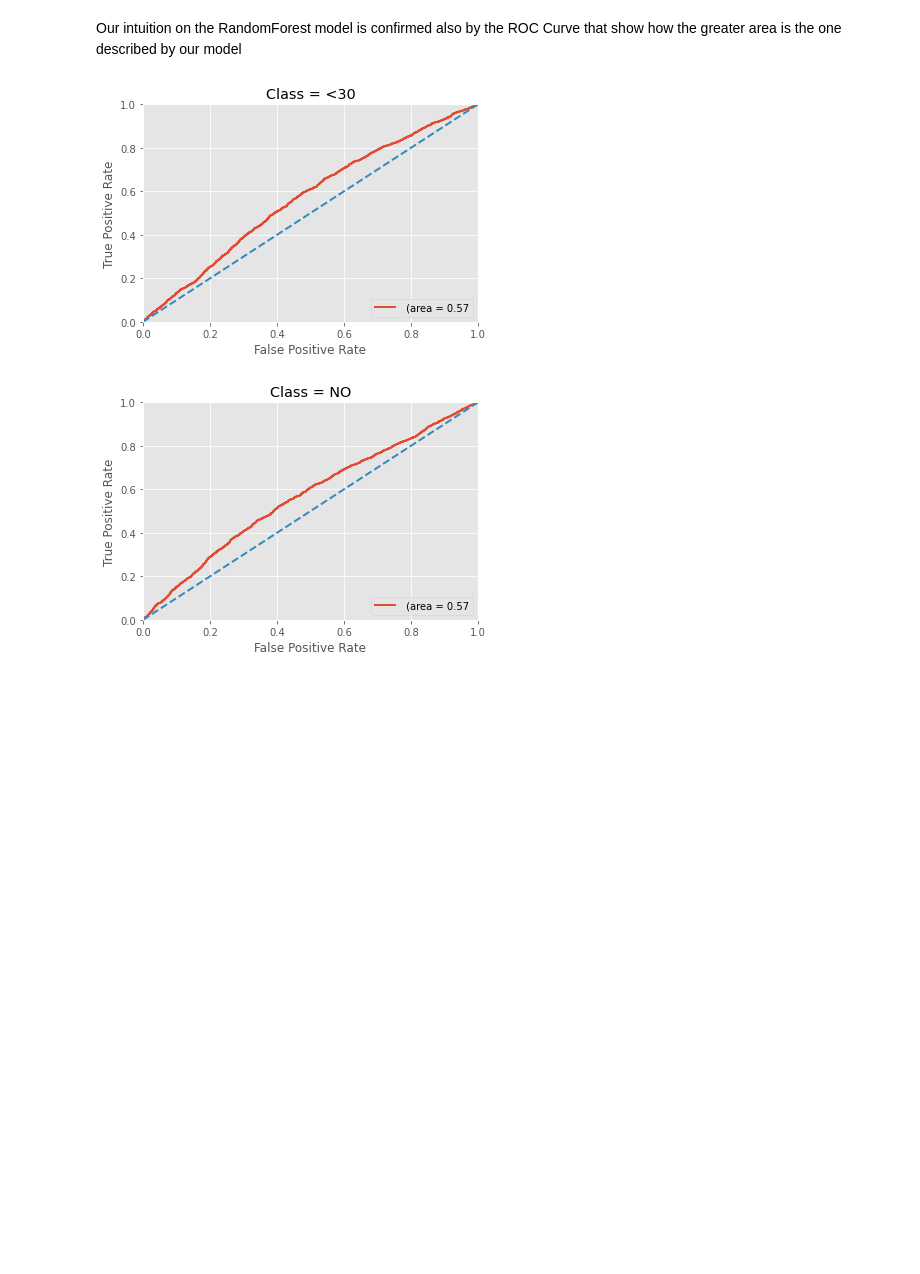
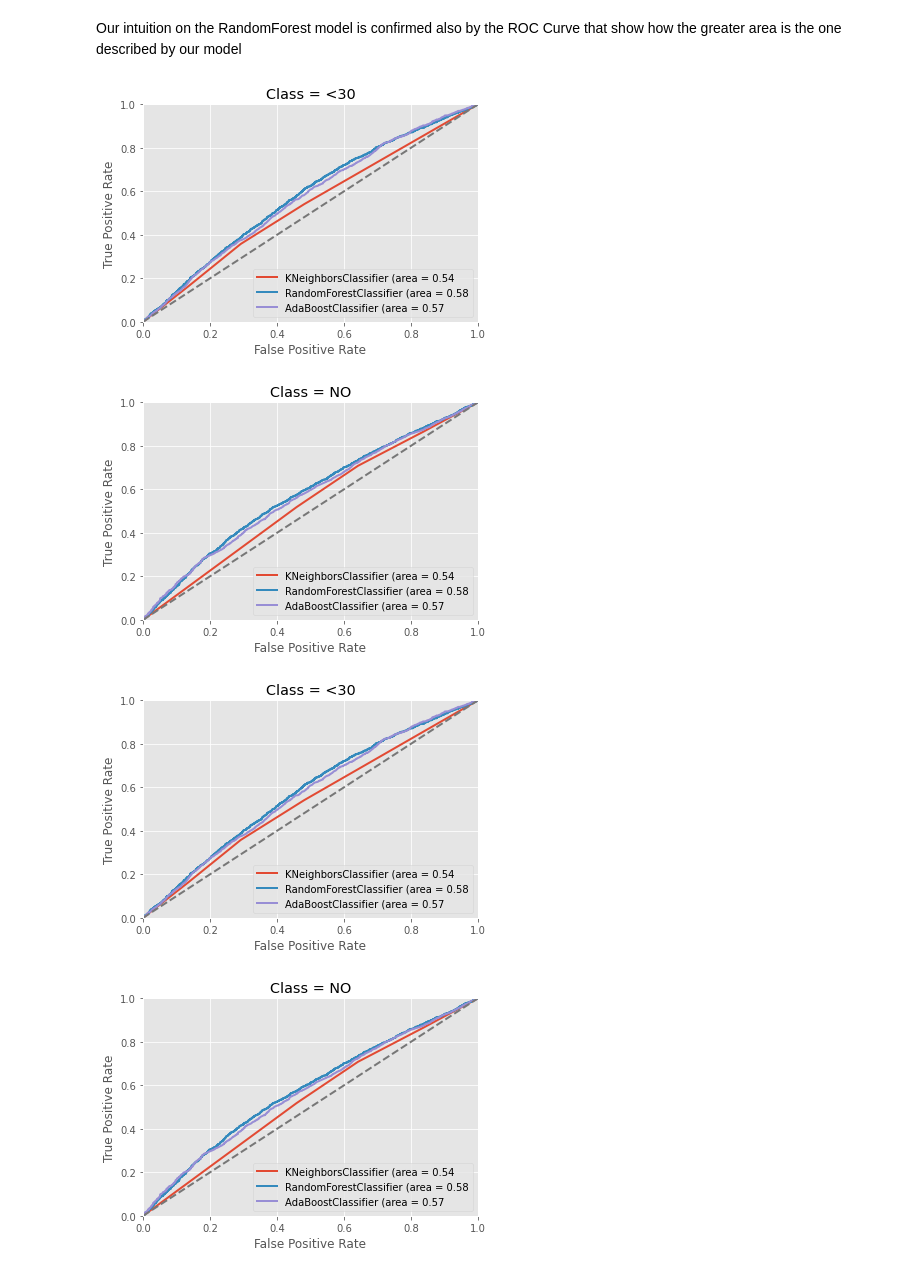
Before and after one commit to MattNot/Diabets_DM_Project, a Jupyter notebook: Diabetics copy.ipynb, the cells around one changed output. Cells and saved outputs as stored; diff of their text form; code cells hidden in the pictures; blank space fills up the shorter version.

```diff
--- a/Diabetics copy.ipynb
+++ b/Diabetics copy.ipynb
@@ -461,6 +340,12 @@ from sklearn.metrics import confusion_matrix
 from sklearn.metrics import accuracy_score
 # %%
 # AdaBoostClassifierModel =  RandomForestClassifier(max_depth=5, n_estimators=10, max_features=24)
-KNeighborsClassifierModel =  RandomForestClassifier(n_jobs=-1, max_depth=2, n_estimators=150, max_features='log2')
-KNeighborsClassifierModel.fit(x_train_SMOTE, y_train_SMOTE)
-KNeighborsClassifierModelPredictions = KNeighborsClassifierModel.predict(x_test)
+# KNeighborsClassifierModel =  RandomForestClassifier(n_jobs=-1, max_depth=2, n_estimators=150, max_features='log2')
+# KNeighborsClassifierModel.fit(x_train_SMOTE, y_train_SMOTE)
+# KNeighborsClassifierModelPredictions = KNeighborsClassifierModel.predict(x_test)
+predictions = []
+
+for name, model in models:
+    p = model.predict(x_test)
+    predictions.append((name, p))
+    print(f'Accuracy {name}: {accuracy_score(y_test, p):.2f}')
@@ -490,4 +375,6 @@ array(['NO', 'NO', '<30', ..., '<30', '<30', '<30'], dtype=object)
 # %%
+# FIXME: confusion matrix
 categories = ['No', 'Yes']
-make_confusion_matrix(confusion_matrix(y_test, KNeighborsClassifierModelPredictions), categories=categories, cmap='binary')
+for name, prediction in predictions:
+    make_confusion_matrix(confusion_matrix(y_test, prediction), categories=categories, cmap='binary', title=name)
 # %% [output]
@@ -495,6 +382,7 @@ make_confusion_matrix(confusion_matrix(y_test, KNeighborsClassifierModelPredicti
 # %%
-print('KNeighborsClassifier Classification Report')
-print(classification_report(y_test, KNeighborsClassifierModelPredictions))
+for name, prediction in predictions:
+    print(f'{name} Classification Report')
+    print(classification_report(y_test, prediction))
 # %% [output]
 KNeighborsClassifier Classification Report
               precision    recall  f1-score   support
@@ -512,37 +409,39 @@ from sklearn.metrics import roc_curve, auc
 # %%
 one_hot_encoding = np.array(pd.get_dummies(y_test, columns = ['readmitted']))
 
 
 probs = []
 
-# for  _,model in models:
-#     model.fit(x_train_SMOTE, y_train_SMOTE)
-probs.append(KNeighborsClassifierModel.predict_proba(x_test))
+for  _,model in models:
+    # model.fit(x_train_SMOTE, y_train_SMOTE)
+    probs.append(model.predict_proba(x_test))
 
 fpr = dict()
 tpr = dict()
 roc_auc = dict()
 
 for i in range(len(np.unique(y))):
     plt.figure()
     m = 0
 
-    # for name, _ in models:
-    fpr[i], tpr[i], _ = roc_curve(one_hot_encoding[:, i], probs[m][:, i])
-    roc_auc[i] = auc(fpr[i], tpr[i])
+    for name, _ in models:
+        fpr[i], tpr[i], _ = roc_curve(one_hot_encoding[:, i], probs[m][:, i])
+        roc_auc[i] = auc(fpr[i], tpr[i])
 
-    plt.plot(fpr[i], tpr[i], lw=2, label=f' (area = {roc_auc[i]:.2f}')
-    m += 1
+        plt.plot(fpr[i], tpr[i], lw=2, label=f'{name} (area = {roc_auc[i]:.2f}')
+        m += 1
 
     plt.plot([0, 1], [0, 1], lw=2, linestyle='--')
     plt.xlim([0.0, 1.0])
     plt.ylim([0.0, 1.0])
     plt.xlabel('False Positive Rate')
     plt.ylabel('True Positive Rate')
     plt.title('Class = ' + str(np.unique(y)[i]))
     plt.legend(loc='lower right')
 
     plt.show()
 # %% [output]
-[figure, old version]
+[figure, new version]
-[figure, old version]
+[figure, new version]
+[figure, added]
+[figure, added]
```
Also changed, not shown: parts of 24 cells of this notebook.
